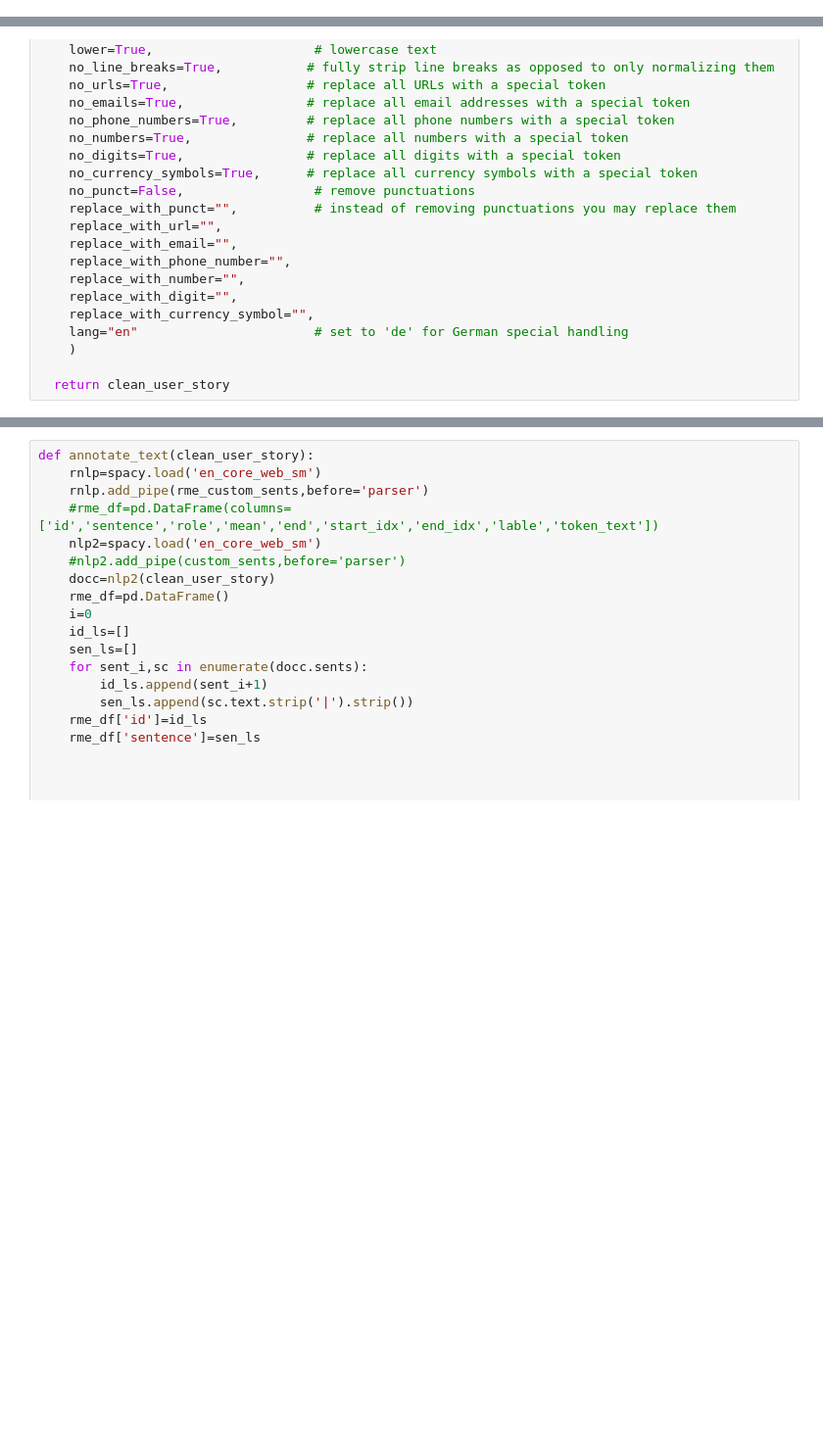
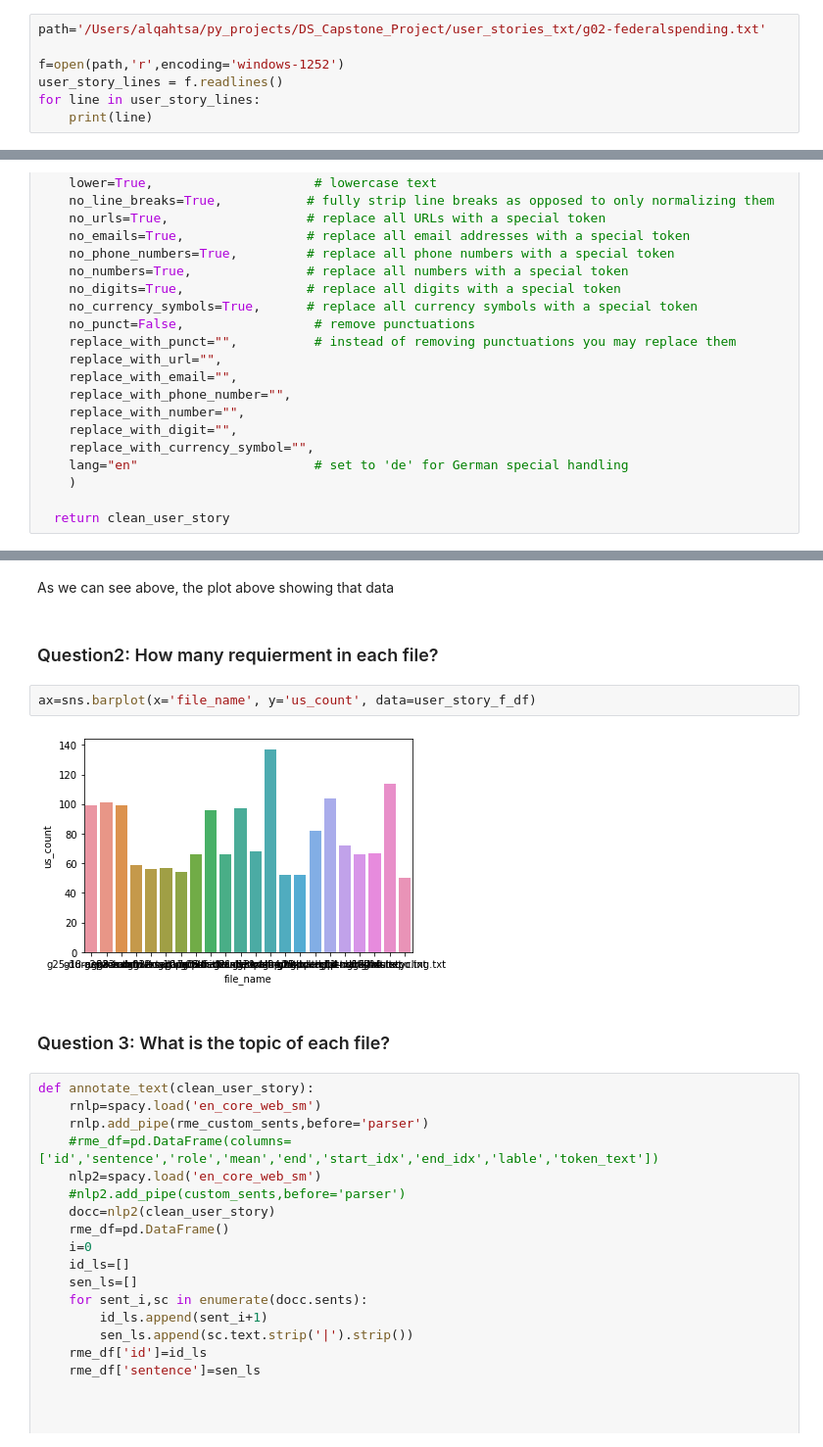
Before and after one commit to alqahysa/DS_Capstone_Project, a Jupyter notebook: us_cocetual_modeling.ipynb, the cells around one changed output, grey strips where cells are left out. Shown at 98% size. Cells and saved outputs as stored; diff of their text form; blank space fills up the shorter version.

```diff
--- a/us_cocetual_modeling.ipynb
+++ b/us_cocetual_modeling.ipynb
@@ -58,0 +81,7 @@ Since the GPL-licensed package `unidecode` is not installed, using Python's `uni
+# %%
+path='/Users/alqahtsa/py_projects/DS_Capstone_Project/user_stories_txt/g02-federalspending.txt'
+
+f=open(path,'r',encoding='windows-1252')
+user_story_lines = f.readlines()
+for line in user_story_lines:
+    print(line)
@@ -102,3 +256,13 @@ def preprocess_text(user_story):
+# %% [markdown]
+As we can see above, the plot above showing that data
+# %% [markdown]
+### Question2: How many requierment in each file?
+# %%
+ax=sns.barplot(x='file_name', y='us_count', data=user_story_f_df)
+# %% [output]
+[figure, added]
+# %% [markdown]
+### Question 3: What is the topic of each file?
 # %%
 def annotate_text(clean_user_story):
     rnlp=spacy.load('en_core_web_sm')
```
Also changed, not shown: parts of 22 cells of this notebook, 1 other file.
